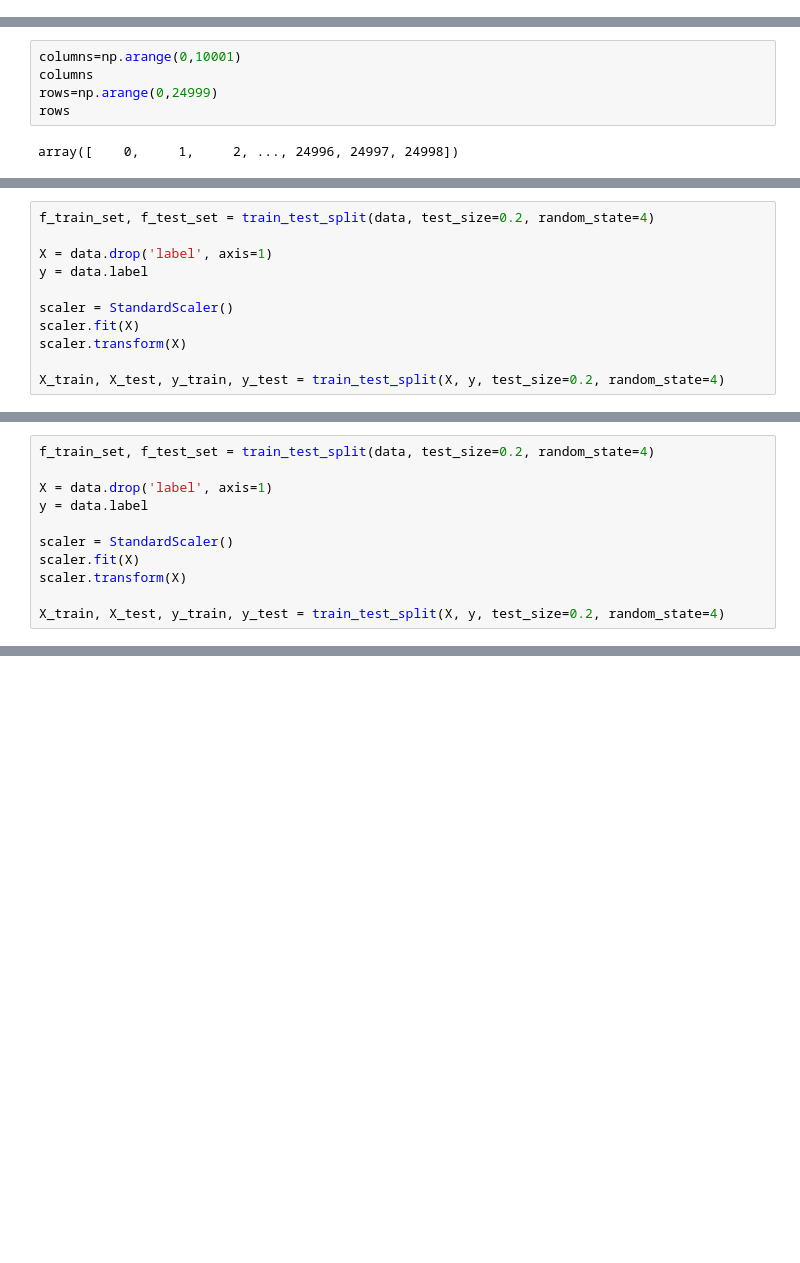
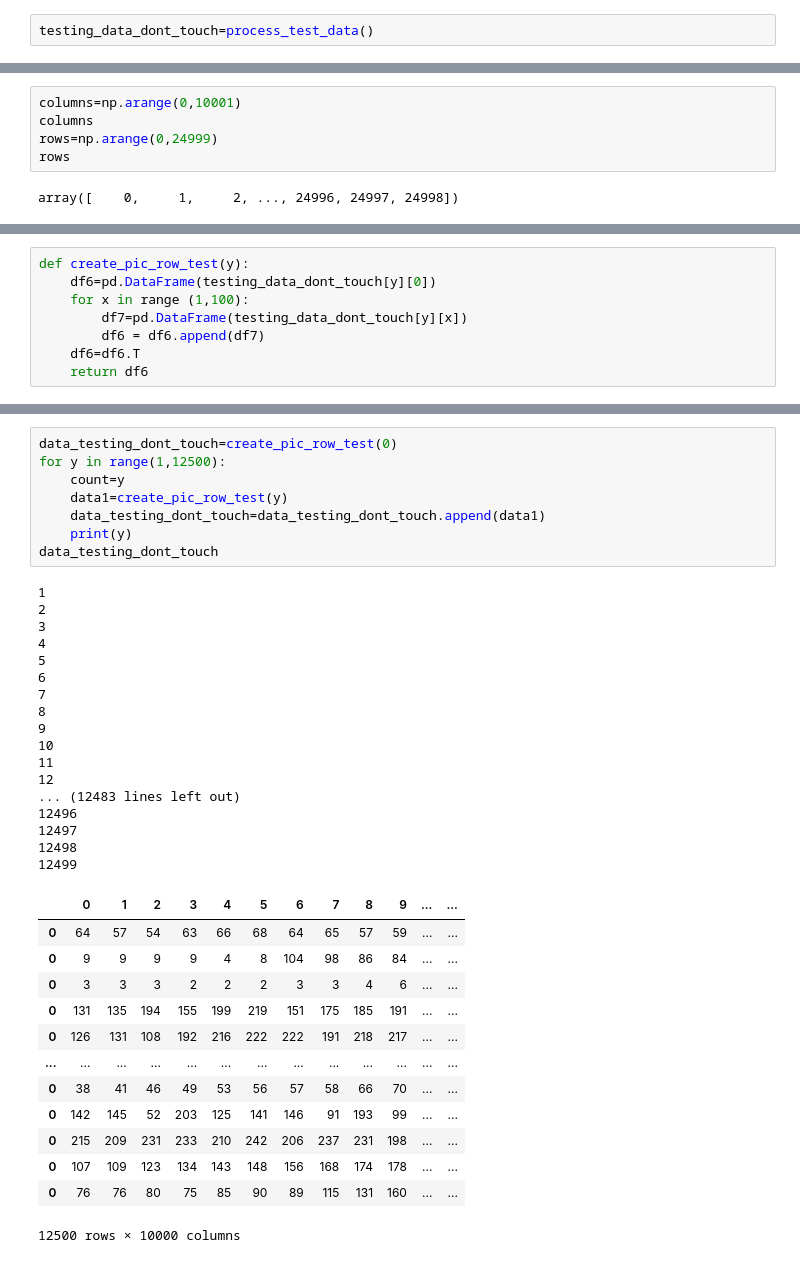
Before and after one commit to talaymeiz/data_science_final_project_2, a Jupyter notebook: dogs vs cats.ipynb, the cells around one changed output, grey strips where cells are left out. Cells and saved outputs as stored; diff of their text form; blank space fills up the shorter version.

```diff
--- a/dogs vs cats.ipynb
+++ b/dogs vs cats.ipynb
@@ -71,0 +71,2 @@ fanction that take bit's matrix and turns them to row of features:
+# %%
+testing_data_dont_touch=process_test_data()
@@ -393,11 +173,0 @@ __runing on the test:__
-# %%
-f_train_set, f_test_set = train_test_split(data, test_size=0.2, random_state=4)
-
-X = data.drop('label', axis=1)
-y = data.label
-
-scaler = StandardScaler()
-scaler.fit(X)
-scaler.transform(X)
-
-X_train, X_test, y_train, y_test = train_test_split(X, y, test_size=0.2, random_state=4)
@@ -432,11 +173,0 @@ NameError: name 'LRegression' is not defined
-# %%
-f_train_set, f_test_set = train_test_split(data, test_size=0.2, random_state=4)
-
-X = data.drop('label', axis=1)
-y = data.label
-
-scaler = StandardScaler()
-scaler.fit(X)
-scaler.transform(X)
-
-X_train, X_test, y_train, y_test = train_test_split(X, y, test_size=0.2, random_state=4)
@@ -483,0 +174,8 @@ weighted avg       0.64      0.64      0.64      5000
+# %%
+def create_pic_row_test(y):
+    df6=pd.DataFrame(testing_data_dont_touch[y][0])
+    for x in range (1,100):
+        df7=pd.DataFrame(testing_data_dont_touch[y][x])
+        df6 = df6.append(df7)
+    df6=df6.T
+    return df6
@@ -483,0 +188,39 @@ weighted avg       0.64      0.64      0.64      5000
+# %%
+data_testing_dont_touch=create_pic_row_test(0)
+for y in range(1,12500):
+    count=y
+    data1=create_pic_row_test(y)
+    data_testing_dont_touch=data_testing_dont_touch.append(data1)
+    print(y)
+data_testing_dont_touch
+# %% [output]
+1
+2
+3
+4
+5
+6
+7
+8
+9
+10
+11
+12
+... (12483 lines left out)
+12496
+12497
+12498
+12499
+|  | 0 | 1 | 2 | 3 | 4 | 5 | 6 | 7 | 8 | 9 | ... | ... |
+| 0 | 64 | 57 | 54 | 63 | 66 | 68 | 64 | 65 | 57 | 59 | ... | ... |
+| 0 | 9 | 9 | 9 | 9 | 4 | 8 | 104 | 98 | 86 | 84 | ... | ... |
+| 0 | 3 | 3 | 3 | 2 | 2 | 2 | 3 | 3 | 4 | 6 | ... | ... |
+| 0 | 131 | 135 | 194 | 155 | 199 | 219 | 151 | 175 | 185 | 191 | ... | ... |
+| 0 | 126 | 131 | 108 | 192 | 216 | 222 | 222 | 191 | 218 | 217 | ... | ... |
+| ... | ... | ... | ... | ... | ... | ... | ... | ... | ... | ... | ... | ... |
+| 0 | 38 | 41 | 46 | 49 | 53 | 56 | 57 | 58 | 66 | 70 | ... | ... |
+| 0 | 142 | 145 | 52 | 203 | 125 | 141 | 146 | 91 | 193 | 99 | ... | ... |
+| 0 | 215 | 209 | 231 | 233 | 210 | 242 | 206 | 237 | 231 | 198 | ... | ... |
+| 0 | 107 | 109 | 123 | 134 | 143 | 148 | 156 | 168 | 174 | 178 | ... | ... |
+| 0 | 76 | 76 | 80 | 75 | 85 | 90 | 89 | 115 | 131 | 160 | ... | ... |
+12500 rows × 10000 columns
```
Also changed, not shown: parts of 71 cells of this notebook.
